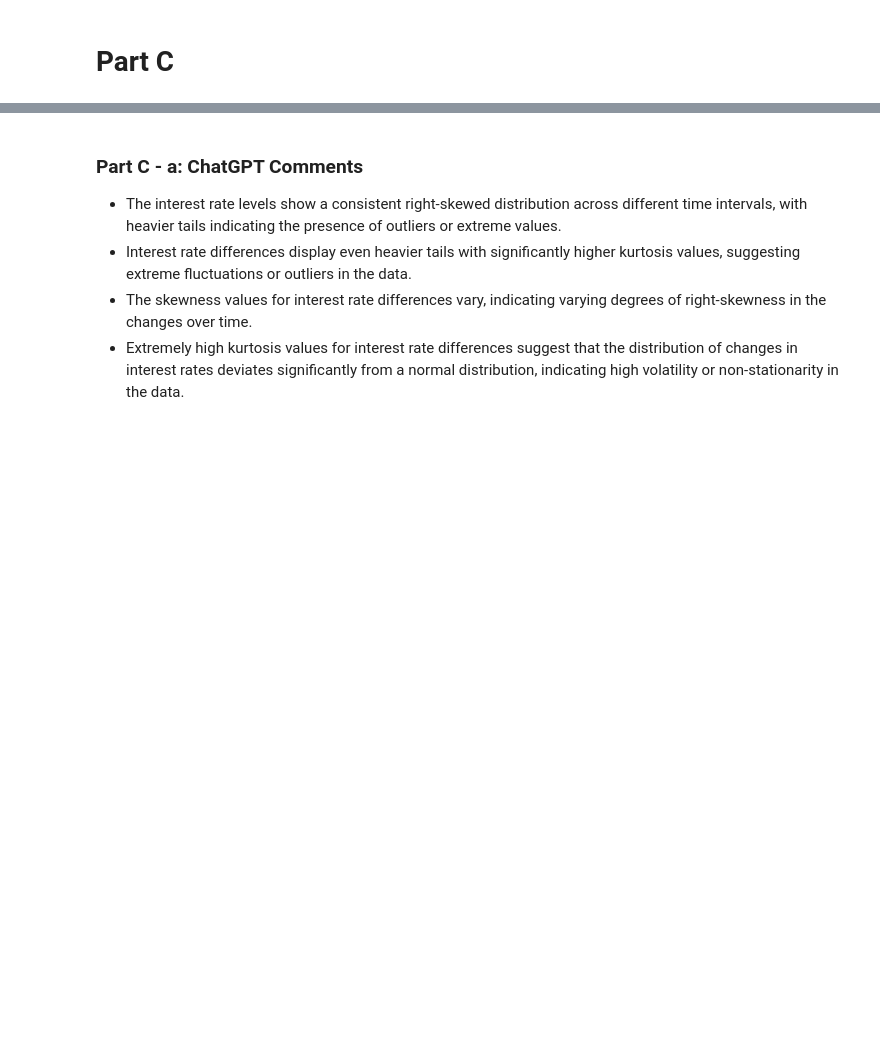
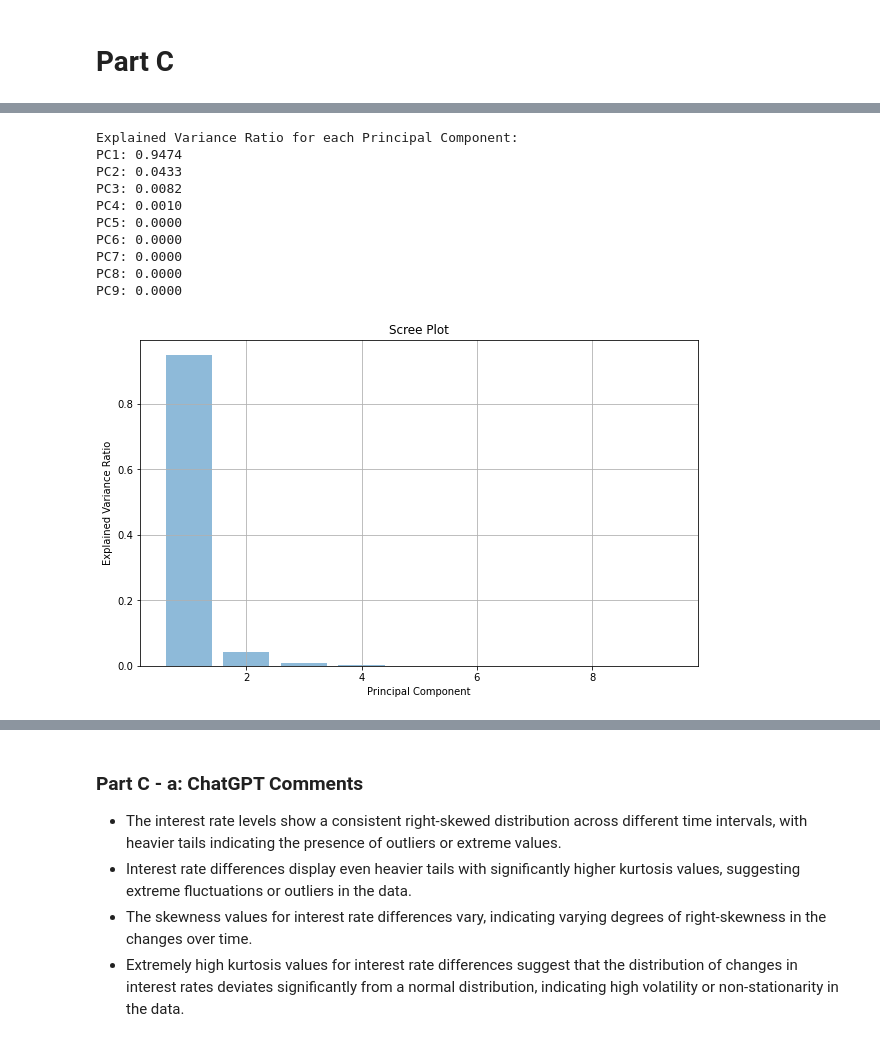
Before and after one commit to moleh13/EC48E, a Jupyter notebook: hw4/PS04.ipynb, the cells around one changed output, grey strips where cells are left out. Cells and saved outputs as stored; diff of their text form; code cells hidden in the pictures; blank space fills up the shorter version.

```diff
--- a/hw4/PS04.ipynb
+++ b/hw4/PS04.ipynb
@@ -499 +521,52 @@ ElasticNet: 0.5
+# %%
+data_numeric = yield_data.drop(columns=['Date'])
+
+# Handle missing values if any
+data_numeric.dropna(inplace=True)
+
+# Standardize the data
+scaler = StandardScaler()
+data_scaled = scaler.fit_transform(data_numeric)
+
+# Apply PCA
+pca = PCA()
+pca.fit(data_scaled)
+
+# Get the explained variance ratio
+explained_variance_ratio = pca.explained_variance_ratio_
+
+# Print the explained variance ratio for each principal component
+print("Explained Variance Ratio for each Principal Component:")
+for i, ratio in enumerate(explained_variance_ratio):
+    print(f"PC{i+1}: {ratio:.4f}")
+
+# You can also access the principal components themselves
+principal_components = pca.components_
+
+# Transform the original data to the new PCA space
+data_pca = pca.transform(data_scaled)
+
+# Convert the transformed data to a DataFrame for further analysis if needed
+data_pca_df = pd.DataFrame(data_pca, columns=[f'PC{i+1}' for i in range(data_pca.shape[1])])
+
+# Plot the explained variance ratio
+plt.figure(figsize=(10, 6))
+plt.bar(range(1, len(explained_variance_ratio) + 1), explained_variance_ratio, alpha=0.5, align='center')
+plt.xlabel('Principal Component')
+plt.ylabel('Explained Variance Ratio')
+plt.title('Scree Plot')
+plt.grid()
+plt.show()
+# %% [output]
+Explained Variance Ratio for each Principal Component:
+PC1: 0.9474
+PC2: 0.0433
+PC3: 0.0082
+PC4: 0.0010
+PC5: 0.0000
+PC6: 0.0000
+PC7: 0.0000
+PC8: 0.0000
+PC9: 0.0000
+[figure, added]
 # %%
```
Also changed, not shown: parts of 19 cells of this notebook.
